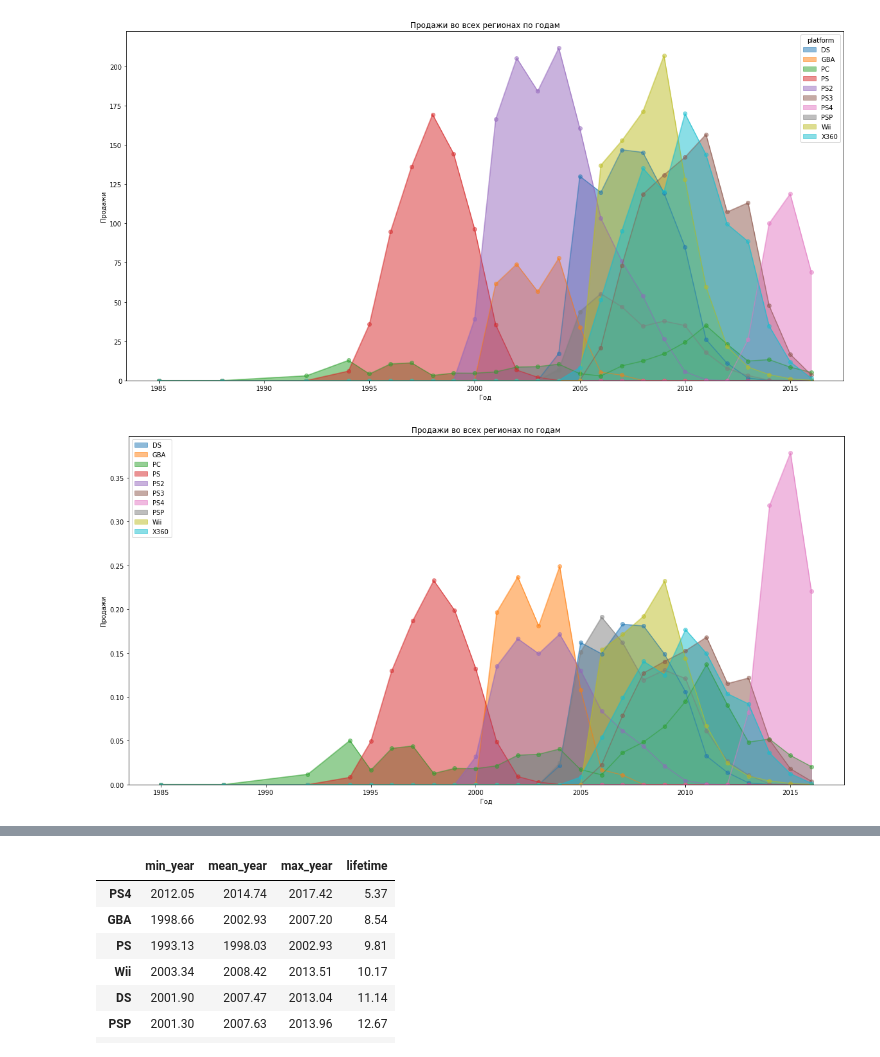
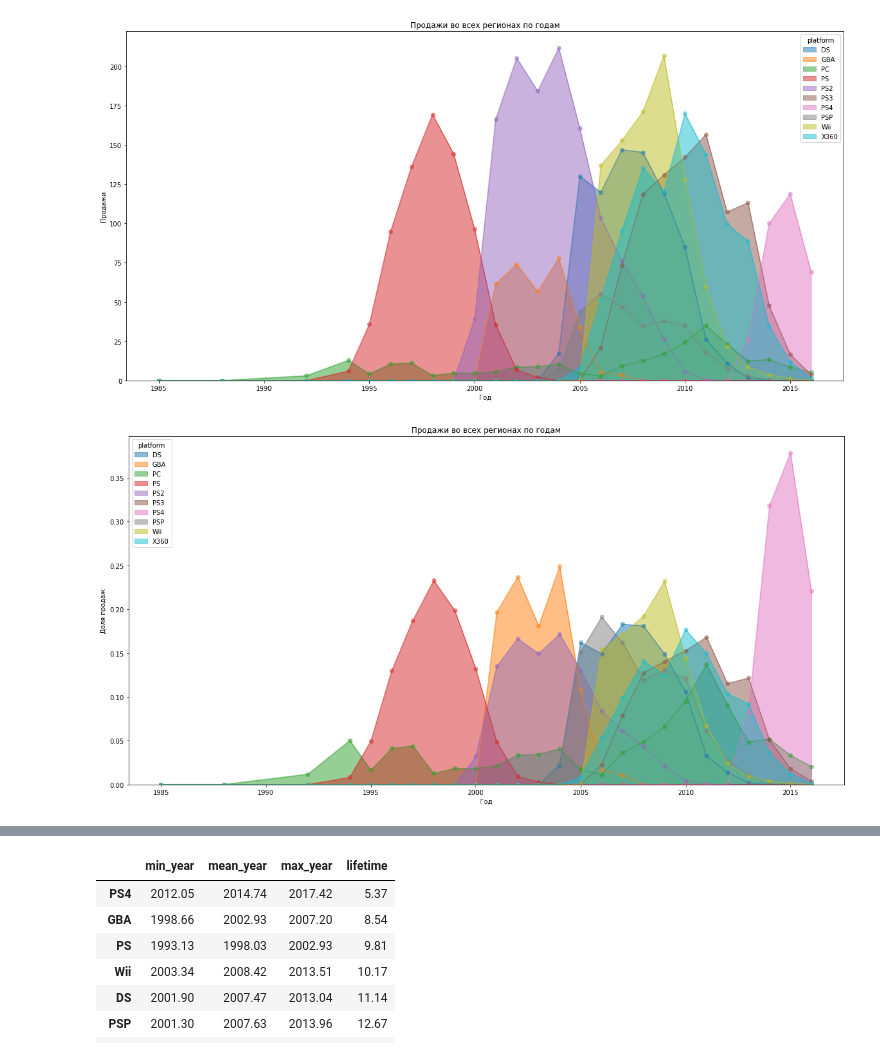
Before and after one commit to fomichev-a-d/yandex_practicum_projects, a Jupyter notebook: gamedev/games.ipynb, the cells around one changed output, grey strips where cells are left out. Saved outputs shown, nothing was run; the diff lists cells and outputs as text; code cells hidden in the pictures.

```diff
--- a/gamedev/games.ipynb
+++ b/gamedev/games.ipynb
@@ -99,10 +200,8 @@ plt.show()
 # %%
 top_platforms = list(pivot_by_platform.index)
-top_platform_sales = df.query('platform in @top_platforms & year_of_release >0')
+top_platform_sales = df.query('platform in @top_platforms & year_of_release != "unknown"')
 # %%
 each_platform_pivot_by_year = top_platform_sales.pivot_table(index='year_of_release',
                                                              values='total_sales',
                                                              columns = 'platform',
                                                              aggfunc='sum')
-# %%
-each_platform_pivot_by_year = each_platform_pivot_by_year.fillna(0)
@@ -136,3 +214,5 @@ each_platform_pivot_by_year.plot.area(figsize=(20,10),
                                       stacked=False);
 # %% [output]
 [figure]
+# %%
+each_platform_pivot_by_year_filled = each_platform_pivot_by_year.fillna(0)
@@ -139,18 +223,15 @@ each_platform_pivot_by_year.plot.area(figsize=(20,10),
 # %%
-each_platform_pivot_by_year_percentage = pd.DataFrame()
-
-for platform in each_platform_pivot_by_year.columns:
-    each_platform_pivot_by_year_percentage[platform] = \
-    each_platform_pivot_by_year[platform] / each_platform_pivot_by_year[platform].sum()
+each_platform_pivot_by_year_percentage_filled = each_platform_pivot_by_year_filled.copy()
+to_percentage(each_platform_pivot_by_year_percentage_filled)
 # %%
-each_platform_pivot_by_year_percentage.plot.area(figsize=(20,10),
+each_platform_pivot_by_year_percentage_filled.plot.area(figsize=(20,10),
                                       xlabel = 'Год',
-                                      ylabel = 'Продажи',
+                                      ylabel = 'Доля продаж',
                                       title = 'Продажи во всех регионах по годам',
                                       style = 'o-',
                                       stacked=False);
 # %% [output]
-[figure, old version]
+[figure, new version]
 # %%
 platform_lifetime = pd.DataFrame(index=['min_year', 'mean_year', 'max_year', 'lifetime'])
 
```
Also changed, not shown: parts of 62 cells of this notebook.
